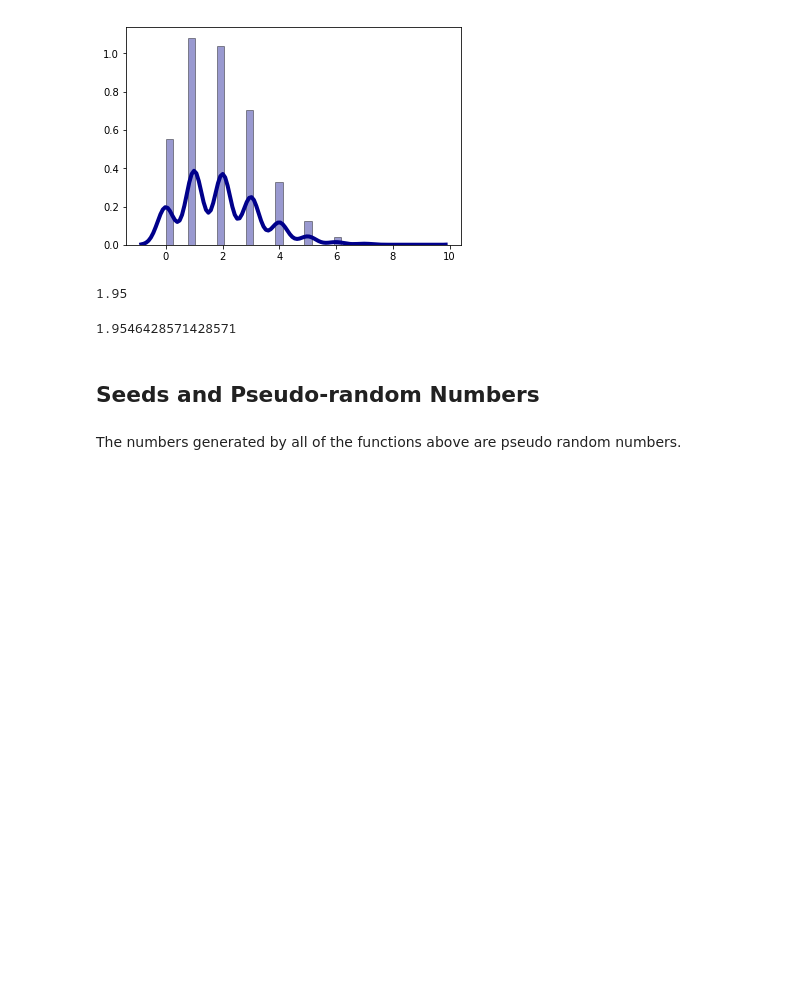
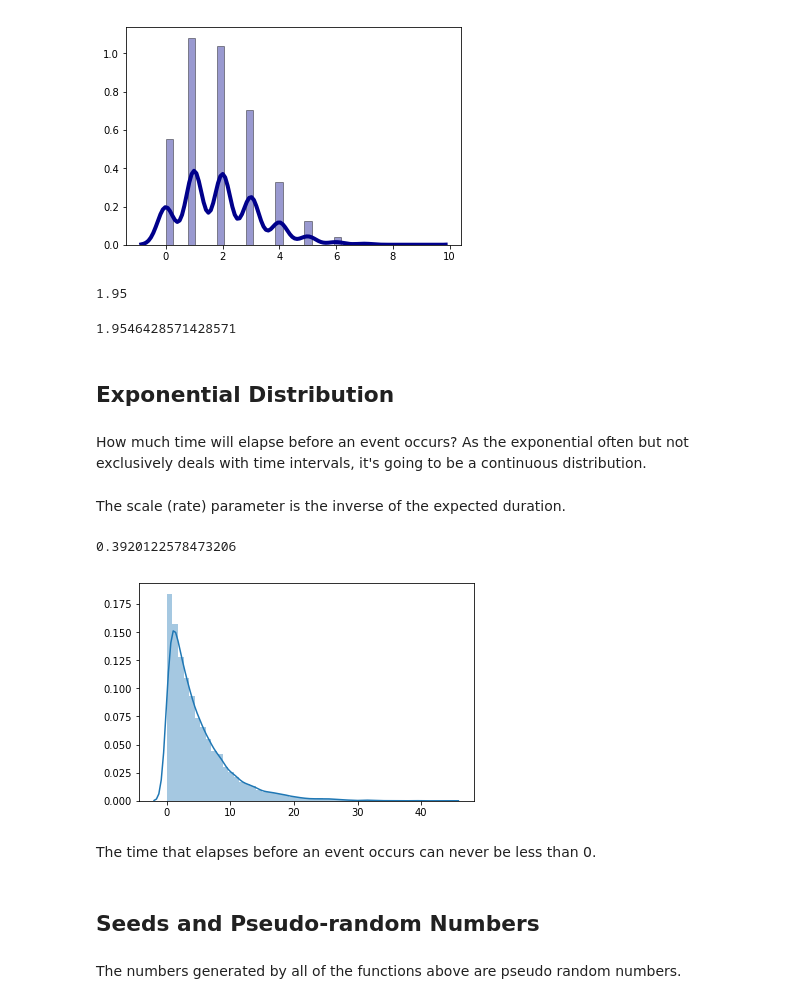
Before and after one commit to MarionMcG/numpy.random, a Jupyter notebook: numpy-random.ipynb, the cells around one changed output. Saved outputs shown, nothing was run; the diff lists cells and outputs as text; code cells hidden in the pictures; blank space fills up the shorter version.

Commit message:
BEgin exponential dist discussion with markdown and examples using np

```diff
--- a/numpy-random.ipynb
+++ b/numpy-random.ipynb
@@ -605,6 +605,23 @@ np.mean(poi)
 np.var(poi)
 # %% [output]
 1.9546428571428571
+# %% [markdown]
+## Exponential Distribution
+# %% [markdown]
+How much time will elapse before an event occurs? As the exponential often but not exclusively deals with time intervals, it's going to be a continuous distribution.
+# %% [markdown]
+The scale (rate) parameter is the inverse of the expected duration.
+# %%
+np.random.exponential()
+# %% [output]
+0.3920122578473206
+# %%
+exp = np.random.exponential(5, 10000)
+sns.distplot(exp);
+# %% [output]
+[figure, added]
+# %% [markdown]
+The time that elapses before an event occurs can never be less than 0.
 # %% [markdown]
 ## Seeds and Pseudo-random Numbers
 # %% [markdown]
```
